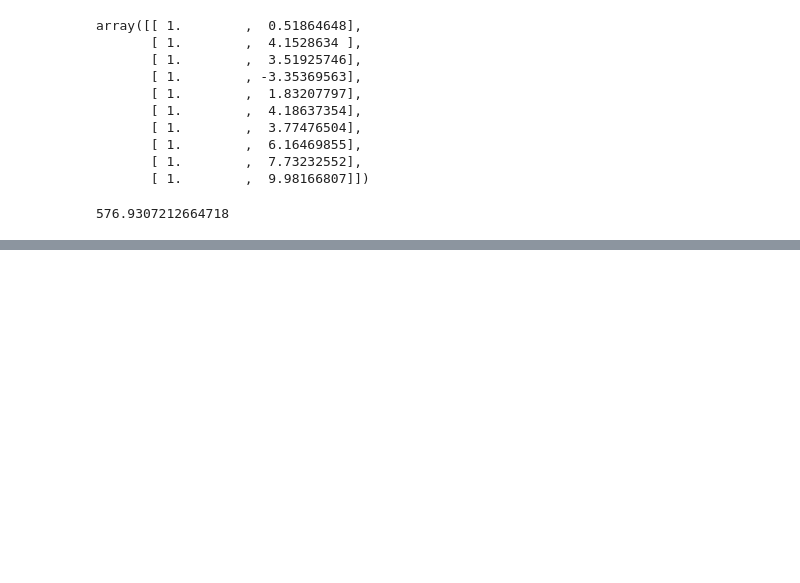
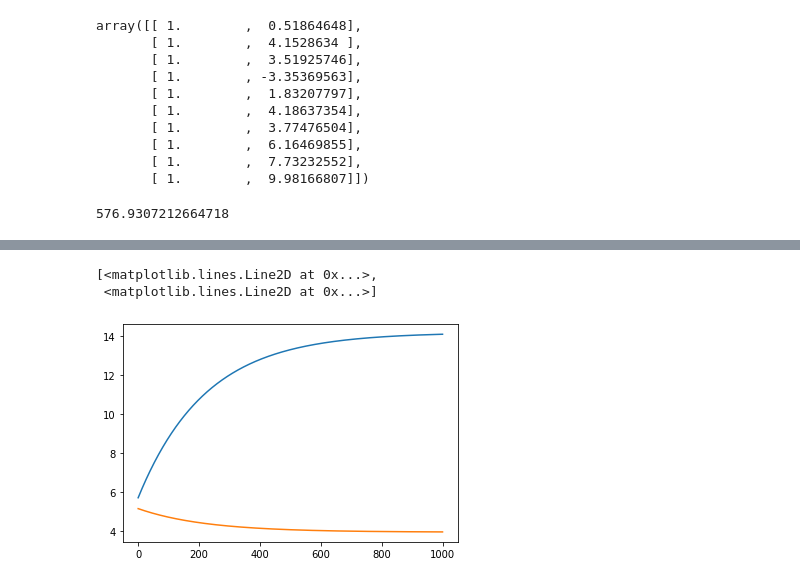
Before and after one commit to chunghyunhee/class_Machine_learing, a Jupyter notebook: ML_assignment_2.ipynb, the cells around one changed output, grey strips where cells are left out. Cells and saved outputs as stored; diff of their text form; code cells hidden in the pictures; blank space fills up the shorter version.

```diff
--- a/ML_assignment_2.ipynb
+++ b/ML_assignment_2.ipynb
@@ -161,0 +181,7 @@ plt.plot(X[:,1], final(X[:,1]),'b-')
+# %%
+# plotting each parameter(theta0, theta1)
+plt.plot(theta_history)
+# %% [output]
+[<matplotlib.lines.Line2D at 0x...>,
+ <matplotlib.lines.Line2D at 0x...>]
+[figure, added]
```
Also changed, not shown: parts of 9 cells of this notebook.
